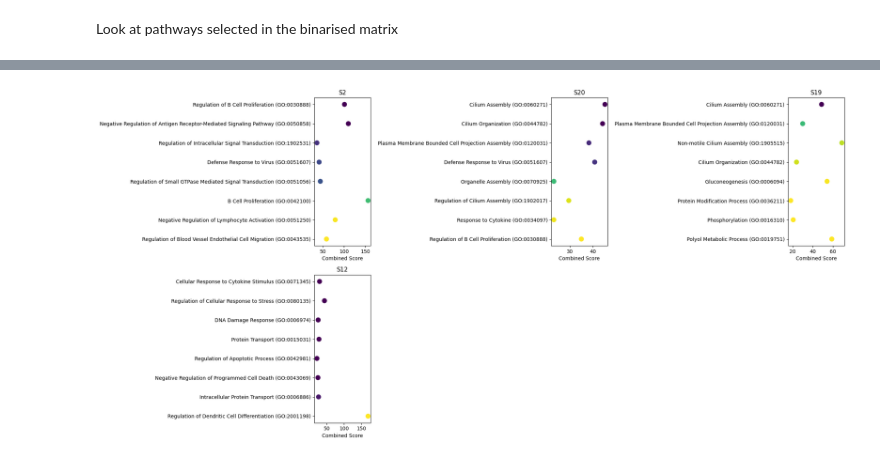
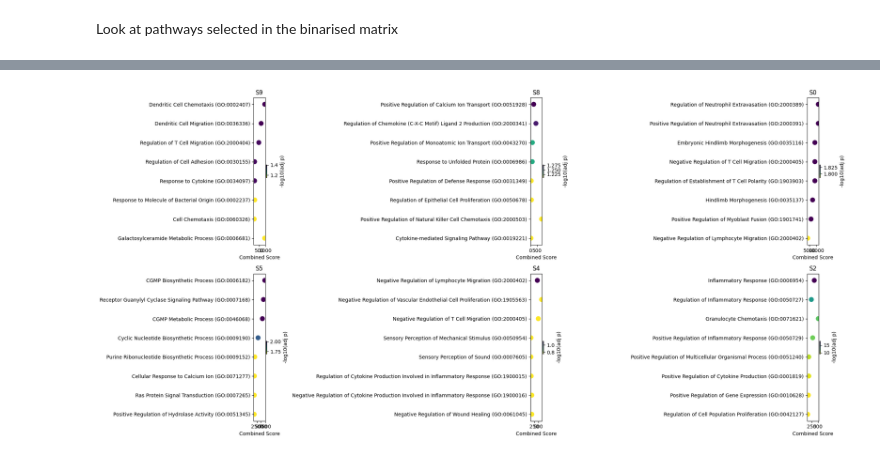
Before and after one commit to Augugustine/CITE-seq-analysis-CLL, a Jupyter notebook: 3- Boolean model/Binarization.ipynb, the cells around one changed output, grey strips where cells are left out. Cells and saved outputs as stored; diff of their text form; code cells hidden in the pictures.

```diff
--- a/3- Boolean model/Binarization.ipynb
+++ b/3- Boolean model/Binarization.ipynb
@@ -6,7 +6,7 @@
 3) Evaluate the binarization result
 # %%
 # === PARAMETERS ===
-input_file = "/home/a.blanc-boekholt/Documents/Singlecell-R/Scripts/Matrix/cll_macro_stream_22.h5ad"
+input_file = "/home/a.blanc-boekholt/Documents/Singlecell-R/Scripts/Matrix/cll_macro_stream.h5ad"
 binarized_file_output = "/home/a.blanc-boekholt/Documents/Singlecell-R/Scripts/Matrix/data_binarized_stream_22bis.csv"
 patient = "P2"
 output_directory = "/home/a.blanc-boekholt/Documents/Singlecell-R/Scripts/Plots"
@@ -606,52 +647,95 @@ plt.show()
 # %% [markdown]
 Look at pathways selected in the binarised matrix
 # %%
+adata_hvg = adata_no_none[:, adata_no_none.var["highly_variable"]]
+
+# DEG per macrostates
+sc.tl.rank_genes_groups(
+    adata_hvg,
+    groupby="macrostates",
+    groups=list(macrostates),
+    reference="rest", use_raw=False,
+    method="wilcoxon"
+)
+
+deg_lists_up = {}
+deg_lists_down = {}
+
+pval_thresh = 0.05
+lfc_thresh = 1.0  # log fold change
+
+for ct in macrostates:
+    deg_df = sc.get.rank_genes_groups_df(adata_hvg, group=ct)
+    up = deg_df[(deg_df["pvals_adj"] < pval_thresh) & (deg_df["logfoldchanges"] > lfc_thresh)]
+    down = deg_df[(deg_df["pvals_adj"] < pval_thresh) & (deg_df["logfoldchanges"] < -lfc_thresh)]
+    deg_lists_up[ct] = up["names"].tolist()
+    deg_lists_down[ct] = down["names"].tolist()
+    print(f"{ct}: {len(deg_lists_up[ct])} genes up, {len(deg_lists_down[ct])} genes down")
+
+# Pathways enrichisment on up genes per macrostates
 n = len(macrostates)
 ncols = 3
 nrows = math.ceil(n / ncols)
 fig, axes = plt.subplots(nrows, ncols, figsize=(7*ncols, 5*nrows))
 axes = axes.flatten()
+
 enrich_results = {}
 top_terms_per_state = {}
 
 for i, ct in enumerate(macrostates):
     print(f"Enrichment for {ct}")
+    gene_list = deg_lists_up[ct]
+
+    if len(gene_list) == 0:
+        print(f"  No gene up regulated for {ct}, skip.")
+        axes[i].axis("off")
+        continue
+    time.sleep(2)
     enr = gp.enrichr(
-        gene_list=hvg_dict[ct],
+        gene_list=gene_list,
         gene_sets="GO_Biological_Process_2026",
         organism="human",
-        outdir=None)
+        outdir=None
+    )
     df = enr.results.copy()
+    enrich_results[ct] = df
+
+    if df.empty:
+        print(f"  No enrichment result for {ct}, skip.")
+        axes[i].axis("off")
+        continue
 
     # Top pathways
     df_sorted = df.sort_values("Adjusted P-value")
     top2 = df_sorted.head(2)
-
-    # ← Stocker les top termes
     top_terms_per_state[ct] = top2["Term"].tolist()
 
     print(f"\nTop 2 pathways for {ct}:")
     for _, row in top2.iterrows():
         print(f"  - {row['Term']} (adj p={row['Adjusted P-value']:.2e})")
 
-    df = df.sort_values("Adjusted P-value").head(8)
-    df["GeneRatio"] = df["Overlap"].str.split("/").apply(lambda x: int(x[0]) / int(x[1]))
+    df_plot = df.sort_values("Adjusted P-value").head(8).copy()
+    df_plot["GeneRatio"] = df_plot["Overlap"].str.split("/").apply(lambda x: int(x[0]) / int(x[1]))
 
     scp = axes[i].scatter(
-        x=df["Combined Score"],
-        y=df["Term"],
-        c=-np.log10(df["Adjusted P-value"]),
-        s=80, cmap="viridis_r")
+        x=df_plot["Combined Score"],
+        y=df_plot["Term"],
+        c=-np.log10(df_plot["Adjusted P-value"]),
+        s=80, cmap="viridis_r"
+    )
     axes[i].set_title(ct)
     axes[i].set_xlabel("Combined Score")
     axes[i].set_ylabel("")
     axes[i].invert_yaxis()
 
+    # Colorbar
+    cbar = fig.colorbar(scp, ax=axes[i], fraction=0.05)
+    cbar.set_label("-log10(adj p)", fontsize=10)
+
 for j in range(n, len(axes)):
     axes[j].axis("off")
-cbar = fig.colorbar(scp, ax=cax, fraction=0.8)
-cbar.set_label("-log10(adj p-value)", fontsize=12)
-plt.subplots_adjust(wspace=0.5, hspace=0.4)
+
+plt.subplots_adjust(wspace=0.6, hspace=0.4)
 plt.tight_layout()
 fig.savefig(f"{output_directory}/GO_barplot.png", dpi=300, bbox_inches="tight")
 plt.show()
@@ -659,7 +743,6 @@ plt.show()
 def get_pathways_dict():
     url = "https://maayanlab.cloud/Enrichr/geneSetLibrary?mode=text&libraryName=GO_Biological_Process_2026"
     r = requests.get(url)
-
     pathways = {}
     for line in r.text.strip().split("\n"):
         parts = line.split("\t")
@@ -672,7 +755,10 @@ pathways = {}
 for ct, terms in top_terms_per_state.items():
     for term in terms:
         label = term.split(" (GO:")[0]
-        pathways[label] = pathway[term]
+        if term in pathway:
+            pathways[label] = pathway[term]
+        else:
+            print(f"WARNING : term '{term}' impossible to find in the database GO_Biological_Process_2026")
 
 print(pathways.keys())
 # %% [output]
@@ -699 +782 @@ Top 2 pathways for S12:
-[figure, old version]
+[figure, new version]
```
Also changed, not shown: parts of 16 cells of this notebook.
